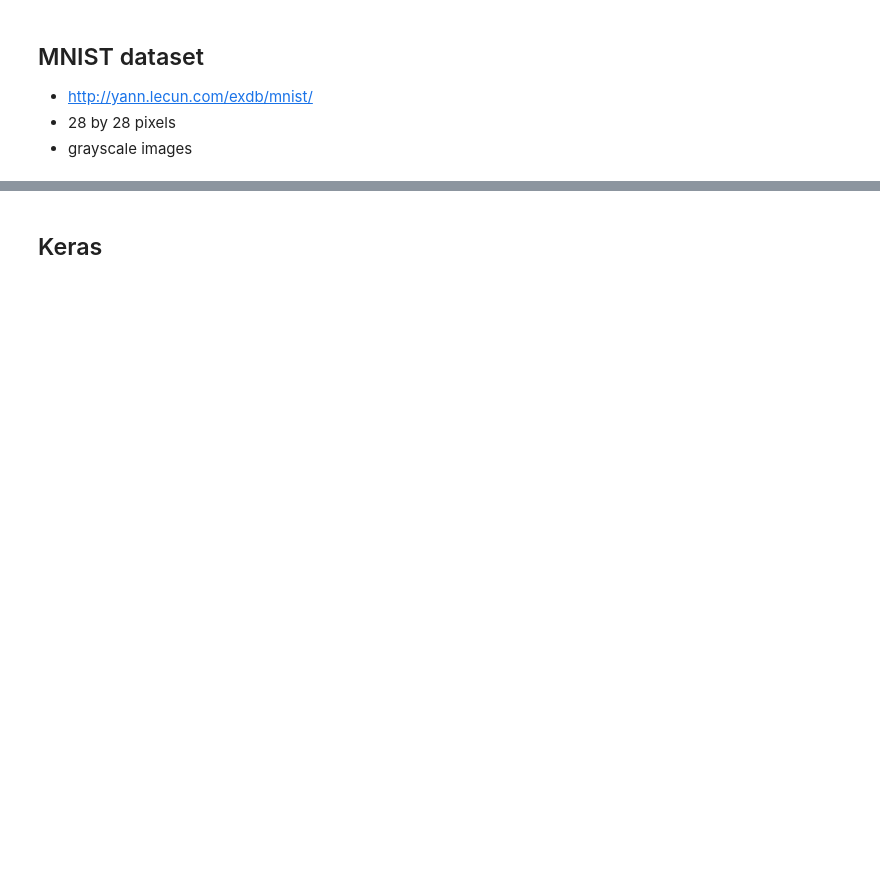
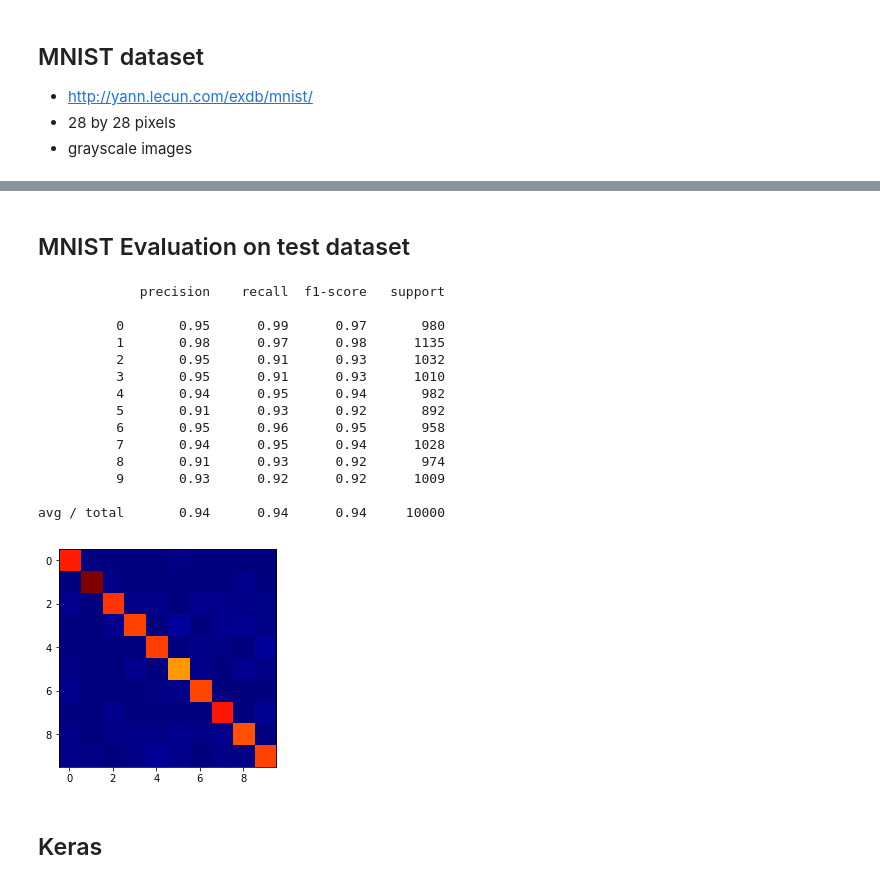
Before and after one commit to martinkersner/ann-meetup, a Jupyter notebook: ann.ipynb, the cells around one changed output, grey strips where cells are left out. Saved outputs shown, nothing was run; the diff lists cells and outputs as text; code cells hidden in the pictures; blank space fills up the shorter version.

```diff
--- a/ann.ipynb
+++ b/ann.ipynb
@@ -428,2 +466,39 @@ plt.xlabel("epochs")
+# %% [markdown]
+## MNIST Evaluation on test dataset
+# %%
+from sklearn.metrics import confusion_matrix
+from sklearn.metrics import classification_report
+
+y_pred = []
+y_true = []
+
+for test_idx in range(len(test_data)):
+    X_test = test_data[test_idx][0]
+    y_test = test_data[test_idx][1]
+
+    y_true.append(y_test)
+    y_pred.append(feedforward(biases_final, weights_final, X_test))
+
+# Confusion matrix
+plt.imshow(confusion_matrix(y_true, y_pred), cmap="jet")
+
+# Precision, Recall, F1-score, Support
+print(classification_report(y_true, y_pred))
+# %% [output]
+             precision    recall  f1-score   support
+
+          0       0.95      0.99      0.97       980
+          1       0.98      0.97      0.98      1135
+          2       0.95      0.91      0.93      1032
+          3       0.95      0.91      0.93      1010
+          4       0.94      0.95      0.94       982
+          5       0.91      0.93      0.92       892
+          6       0.95      0.96      0.95       958
+          7       0.94      0.95      0.94      1028
+          8       0.91      0.93      0.92       974
+          9       0.93      0.92      0.92      1009
+
+avg / total       0.94      0.94      0.94     10000
+[figure, added]
 # %% [markdown]
 ## Keras
```
Also changed, not shown: parts of 24 cells of this notebook, 1 other file.
